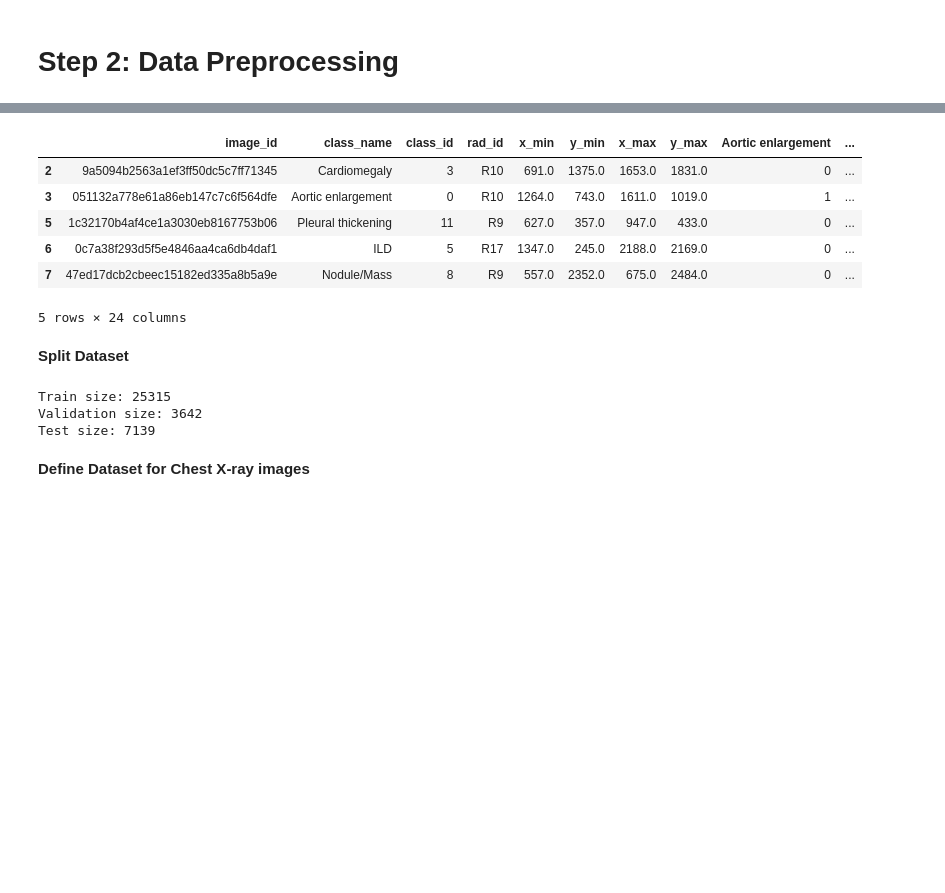
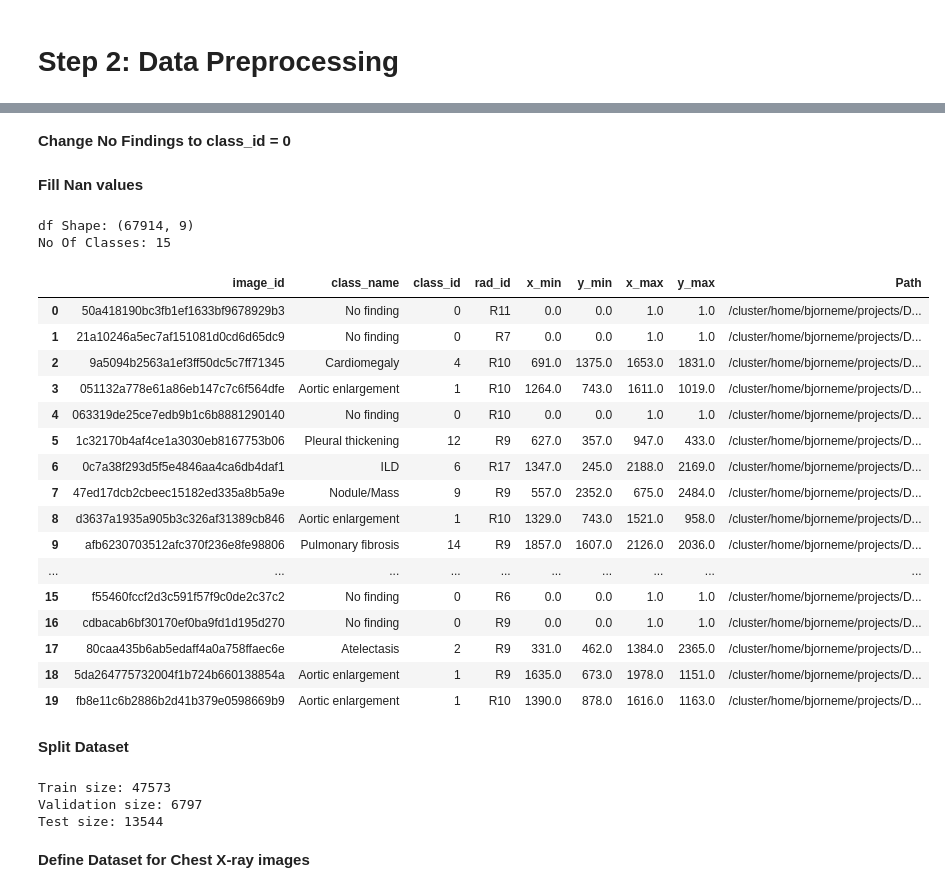
Before and after one commit to bjorneme/master-thesis, a Jupyter notebook: VinDr-CXR/faster_r_cnn.ipynb, the cells around one changed output, grey strips where cells are left out. Cells and saved outputs as stored; diff of their text form; code cells hidden in the pictures; blank space fills up the shorter version.

```diff
--- a/VinDr-CXR/faster_r_cnn.ipynb
+++ b/VinDr-CXR/faster_r_cnn.ipynb
@@ -112,15 +103,40 @@ df = load_labels(labels_csv_path, EXTRACTED_PATH)
-# %%
-df = df[df['class_id'] != 14]
+# %% [markdown]
+**Change No Findings to class_id = 0**
+# %%
+# FasterRCNN handles class_id = 0 as the background.
+df["class_id"] = df["class_id"] + 1
+df.loc[df["class_id"] == 15, ["class_id"]] = 0
+# %% [markdown]
+**Fill Nan values**
+# %%
+df.fillna(0, inplace=True)
+df.loc[df["class_id"] == 0, ['x_max', 'y_max']] = 1.0
+# %%
+print("df Shape: "+str(df.shape))
+print("No Of Classes: "+str(df["class_id"].nunique()))
+# %% [output]
+df Shape: (67914, 9)
+No Of Classes: 15
 # %%
-df.head()
+df.head(20)
 # %% [output]
-|  | image_id | class_name | class_id | rad_id | x_min | y_min | x_max | y_max | Aortic enlargement | ... |
-| 2 | 9a5094b2563a1ef3ff50dc5c7ff71345 | Cardiomegaly | 3 | R10 | 691.0 | 1375.0 | 1653.0 | 1831.0 | 0 | ... |
-| 3 | 051132a778e61a86eb147c7c6f564dfe | Aortic enlargement | 0 | R10 | 1264.0 | 743.0 | 1611.0 | 1019.0 | 1 | ... |
-| 5 | 1c32170b4af4ce1a3030eb8167753b06 | Pleural thickening | 11 | R9 | 627.0 | 357.0 | 947.0 | 433.0 | 0 | ... |
-| 6 | 0c7a38f293d5f5e4846aa4ca6db4daf1 | ILD | 5 | R17 | 1347.0 | 245.0 | 2188.0 | 2169.0 | 0 | ... |
-| 7 | 47ed17dcb2cbeec15182ed335a8b5a9e | Nodule/Mass | 8 | R9 | 557.0 | 2352.0 | 675.0 | 2484.0 | 0 | ... |
+|  | image_id | class_name | class_id | rad_id | x_min | y_min | x_max | y_max | Path |
+| 0 | 50a418190bc3fb1ef1633bf9678929b3 | No finding | 0 | R11 | 0.0 | 0.0 | 1.0 | 1.0 | /cluster/home/bjorneme/projects/D... |
+| 1 | 21a10246a5ec7af151081d0cd6d65dc9 | No finding | 0 | R7 | 0.0 | 0.0 | 1.0 | 1.0 | /cluster/home/bjorneme/projects/D... |
+| 2 | 9a5094b2563a1ef3ff50dc5c7ff71345 | Cardiomegaly | 4 | R10 | 691.0 | 1375.0 | 1653.0 | 1831.0 | /cluster/home/bjorneme/projects/D... |
+| 3 | 051132a778e61a86eb147c7c6f564dfe | Aortic enlargement | 1 | R10 | 1264.0 | 743.0 | 1611.0 | 1019.0 | /cluster/home/bjorneme/projects/D... |
+| 4 | 063319de25ce7edb9b1c6b8881290140 | No finding | 0 | R10 | 0.0 | 0.0 | 1.0 | 1.0 | /cluster/home/bjorneme/projects/D... |
+| 5 | 1c32170b4af4ce1a3030eb8167753b06 | Pleural thickening | 12 | R9 | 627.0 | 357.0 | 947.0 | 433.0 | /cluster/home/bjorneme/projects/D... |
+| 6 | 0c7a38f293d5f5e4846aa4ca6db4daf1 | ILD | 6 | R17 | 1347.0 | 245.0 | 2188.0 | 2169.0 | /cluster/home/bjorneme/projects/D... |
+| 7 | 47ed17dcb2cbeec15182ed335a8b5a9e | Nodule/Mass | 9 | R9 | 557.0 | 2352.0 | 675.0 | 2484.0 | /cluster/home/bjorneme/projects/D... |
+| 8 | d3637a1935a905b3c326af31389cb846 | Aortic enlargement | 1 | R10 | 1329.0 | 743.0 | 1521.0 | 958.0 | /cluster/home/bjorneme/projects/D... |
+| 9 | afb6230703512afc370f236e8fe98806 | Pulmonary fibrosis | 14 | R9 | 1857.0 | 1607.0 | 2126.0 | 2036.0 | /cluster/home/bjorneme/projects/D... |
+| ... | ... | ... | ... | ... | ... | ... | ... | ... | ... |
+| 15 | f55460fccf2d3c591f57f9c0de2c37c2 | No finding | 0 | R6 | 0.0 | 0.0 | 1.0 | 1.0 | /cluster/home/bjorneme/projects/D... |
+| 16 | cdbacab6bf30170ef0ba9fd1d195d270 | No finding | 0 | R9 | 0.0 | 0.0 | 1.0 | 1.0 | /cluster/home/bjorneme/projects/D... |
+| 17 | 80caa435b6ab5edaff4a0a758ffaec6e | Atelectasis | 2 | R9 | 331.0 | 462.0 | 1384.0 | 2365.0 | /cluster/home/bjorneme/projects/D... |
+| 18 | 5da264775732004f1b724b660138854a | Aortic enlargement | 1 | R9 | 1635.0 | 673.0 | 1978.0 | 1151.0 | /cluster/home/bjorneme/projects/D... |
+| 19 | fb8e11c6b2886b2d41b379e0598669b9 | Aortic enlargement | 1 | R10 | 1390.0 | 878.0 | 1616.0 | 1163.0 | /cluster/home/bjorneme/projects/D... |
-5 rows × 24 columns
 # %% [markdown]
 **Split Dataset**
 # %%
@@ -145,8 +161,8 @@ print(f"Train size: {len(train_df)}")
 print(f"Validation size: {len(val_df)}")
 print(f"Test size: {len(test_df)}")
 # %% [output]
-Train size: 25315
-Validation size: 3642
-Test size: 7139
+Train size: 47573
+Validation size: 6797
+Test size: 13544
 # %% [markdown]
 **Define Dataset for Chest X-ray images**
```
Also changed, not shown: parts of 6 cells of this notebook.
